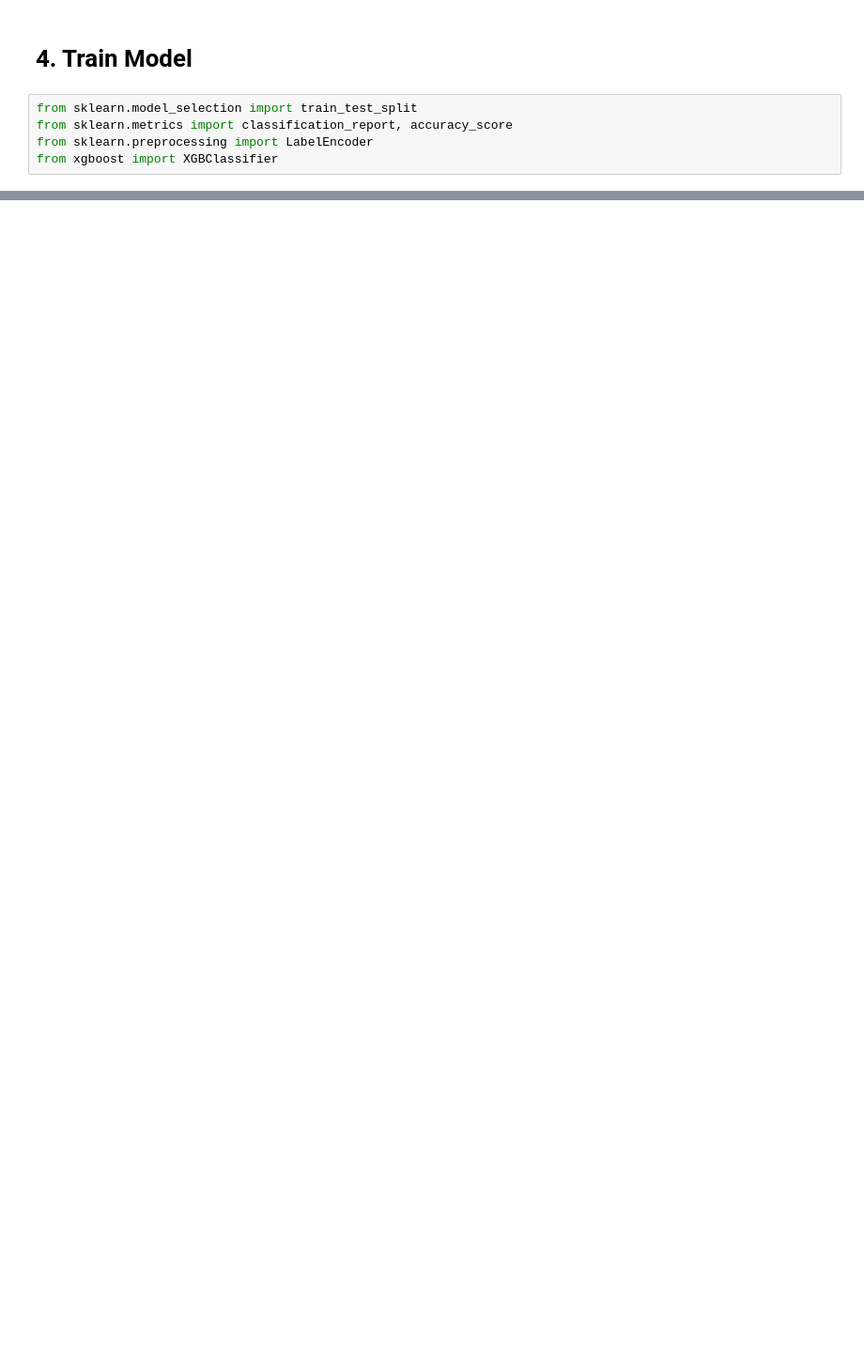
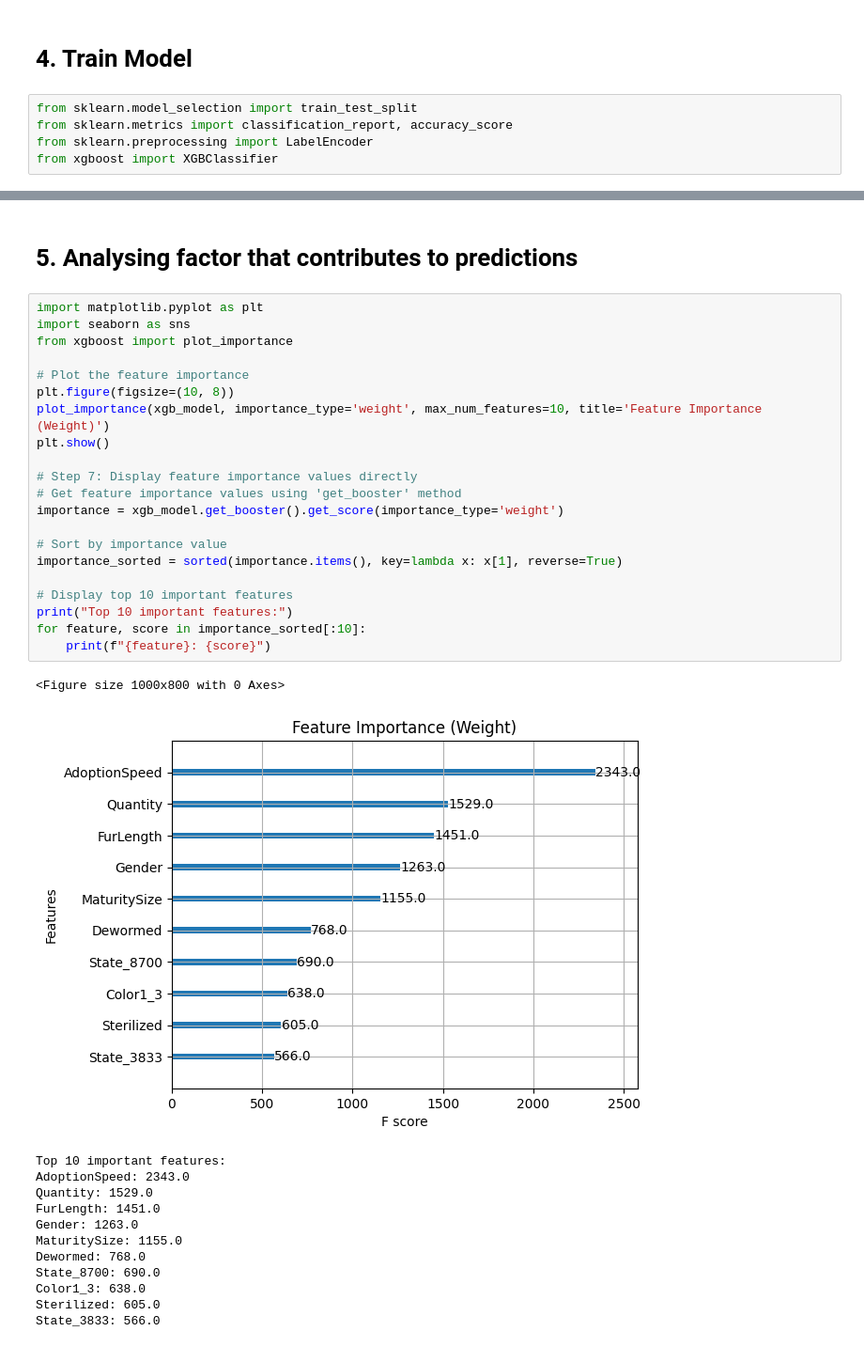
Before and after one commit to Kearskill/meow, a Jupyter notebook: XGBoost.ipynb, the cells around one changed output, grey strips where cells are left out. Shown at 94% size. Saved outputs shown, nothing was run; the diff lists cells and outputs as text; blank space fills up the shorter version.

```diff
--- a/XGBoost.ipynb
+++ b/XGBoost.ipynb
@@ -277,0 +282,37 @@ weighted avg       0.37      0.38      0.36      2993
+# %% [markdown]
+# 5. Analysing factor that contributes to predictions
+# %%
+import matplotlib.pyplot as plt
+import seaborn as sns
+from xgboost import plot_importance
+
+# Plot the feature importance
+plt.figure(figsize=(10, 8))
+plot_importance(xgb_model, importance_type='weight', max_num_features=10, title='Feature Importance (Weight)')
+plt.show()
+
+# Step 7: Display feature importance values directly
+# Get feature importance values using 'get_booster' method
+importance = xgb_model.get_booster().get_score(importance_type='weight')
+
+# Sort by importance value
+importance_sorted = sorted(importance.items(), key=lambda x: x[1], reverse=True)
+
+# Display top 10 important features
+print("Top 10 important features:")
+for feature, score in importance_sorted[:10]:
+    print(f"{feature}: {score}")
+# %% [output]
+<Figure size 1000x800 with 0 Axes>
+[figure, added]
+Top 10 important features:
+AdoptionSpeed: 2343.0
+Quantity: 1529.0
+FurLength: 1451.0
+Gender: 1263.0
+MaturitySize: 1155.0
+Dewormed: 768.0
+State_8700: 690.0
+Color1_3: 638.0
+Sterilized: 605.0
+State_3833: 566.0
```
Also changed, not shown: parts of 14 cells of this notebook.
